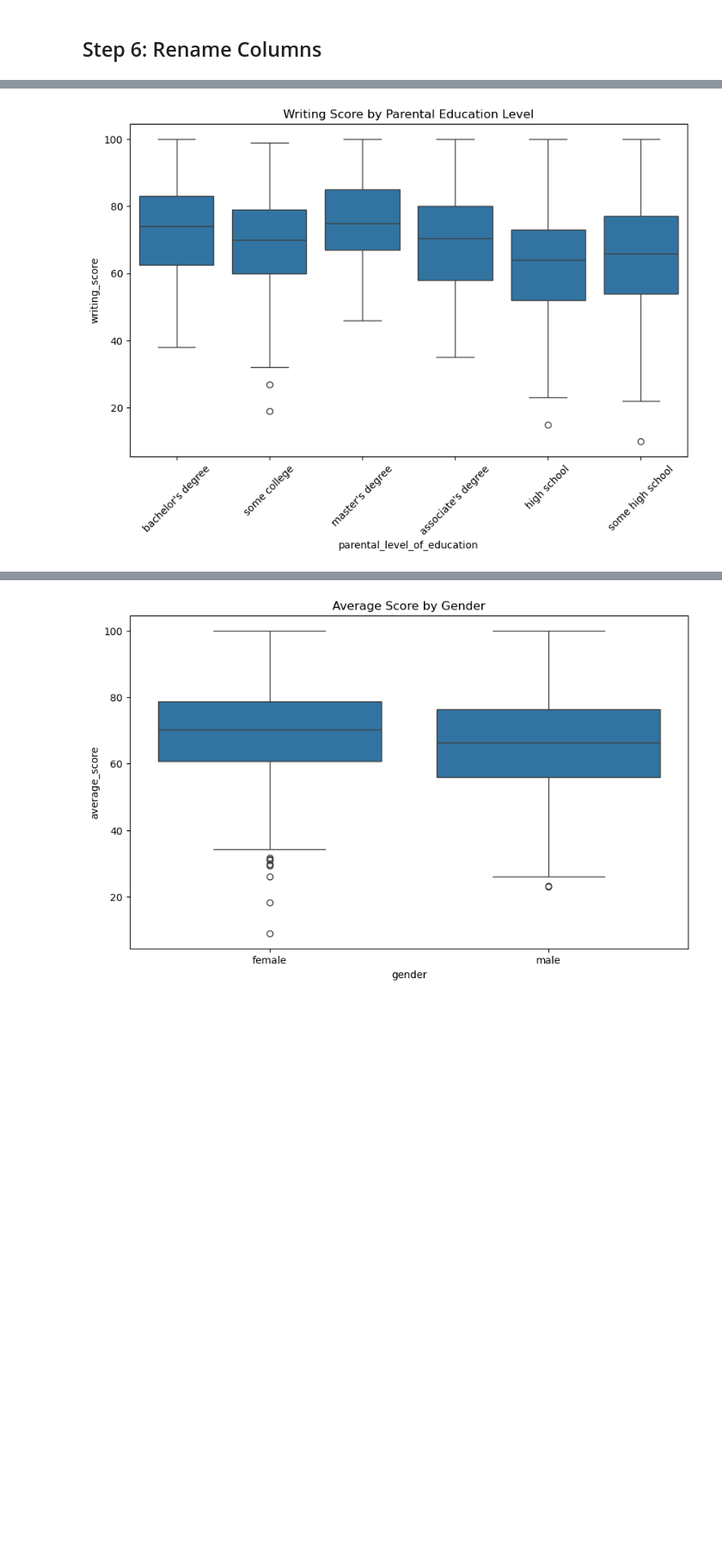
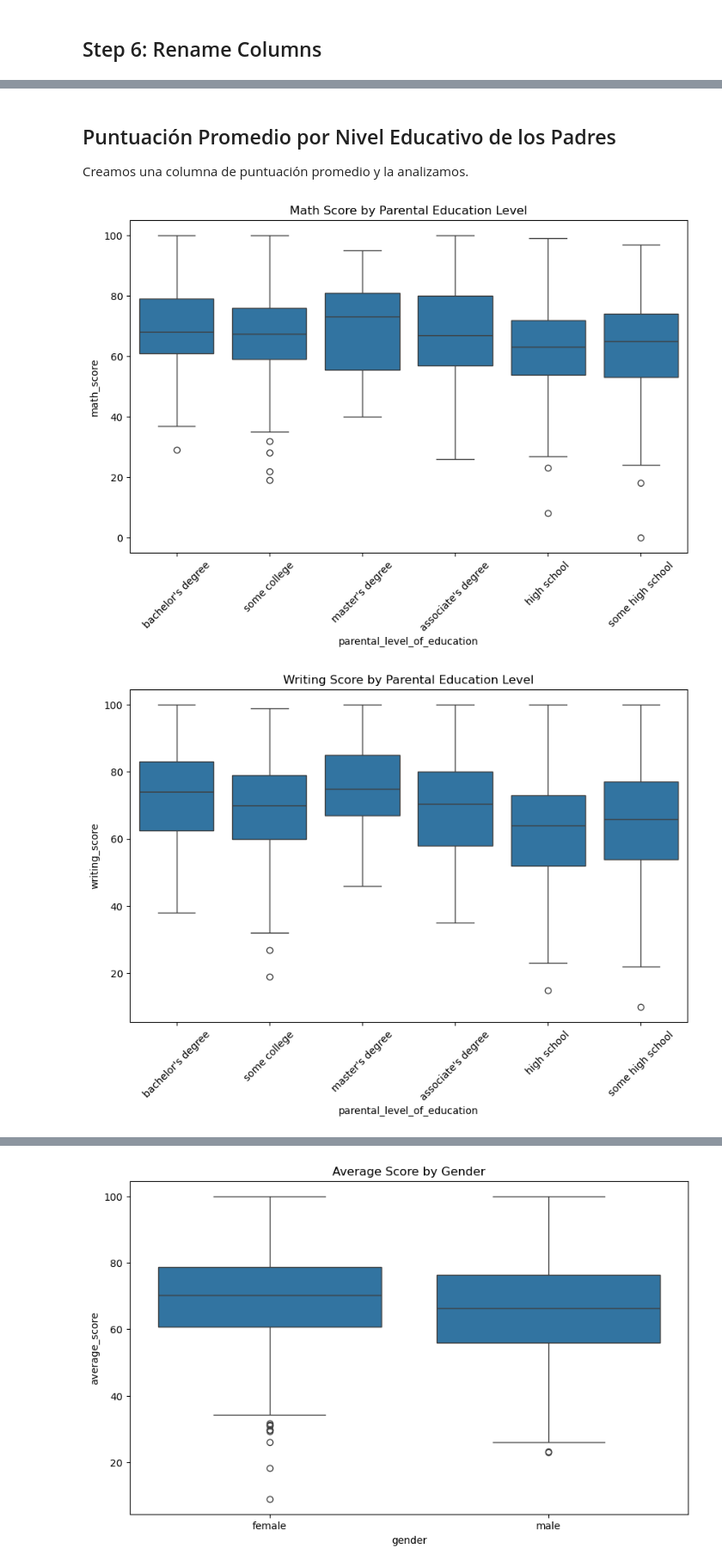
Before and after one commit to 8xbit/Entrega-final-EDA, a Jupyter notebook: Students Performance in Exams 2.ipynb, the cells around one changed output, grey strips where cells are left out. Shown: that part at 86% size. Cells and saved outputs as stored; diff of their text form; code cells hidden in the pictures; blank space fills up the shorter version.

```diff
--- a/Students Performance in Exams 2.ipynb
+++ b/Students Performance in Exams 2.ipynb
@@ -129,8 +143,25 @@ plt.show()
+# %% [markdown]
+## Puntuación Promedio por Nivel Educativo de los Padres
+
+Creamos una columna de puntuación promedio y la analizamos.
 # %%
+plt.figure(figsize=(10, 6))
+sns.boxplot(x='parental_level_of_education', y='math_score', data=df)
+plt.xticks(rotation=45)
+plt.title("Math Score by Parental Education Level")
+plt.show()
+
 plt.figure(figsize=(10, 6))
 sns.boxplot(x='parental_level_of_education', y='writing_score', data=df)
 plt.xticks(rotation=45)
 plt.title("Writing Score by Parental Education Level")
 plt.show()
+
+plt.figure(figsize=(10, 6))
+sns.boxplot(x='parental_level_of_education', y='reading_score', data=df)
+plt.xticks(rotation=45)
+plt.title("Reading Score by Parental Education Level")
+plt.show()
 # %% [output]
-[figure, old version]
+[figure, new version]
+[figure, added]
```
Also changed, not shown: parts of 14 cells of this notebook.
